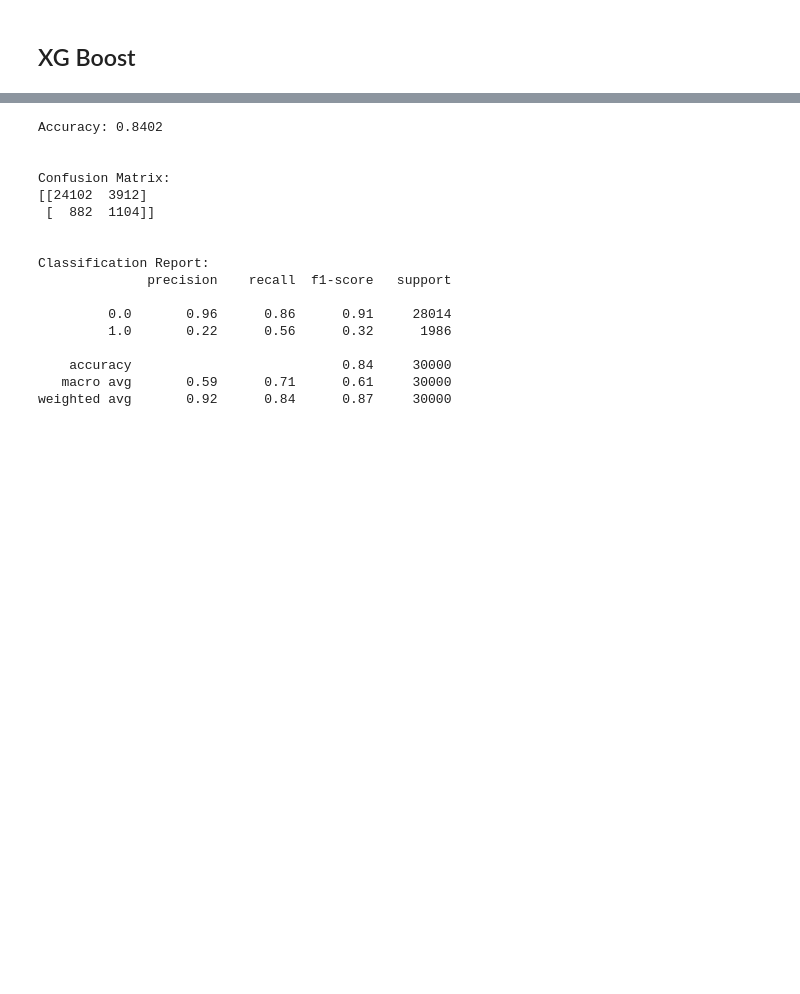
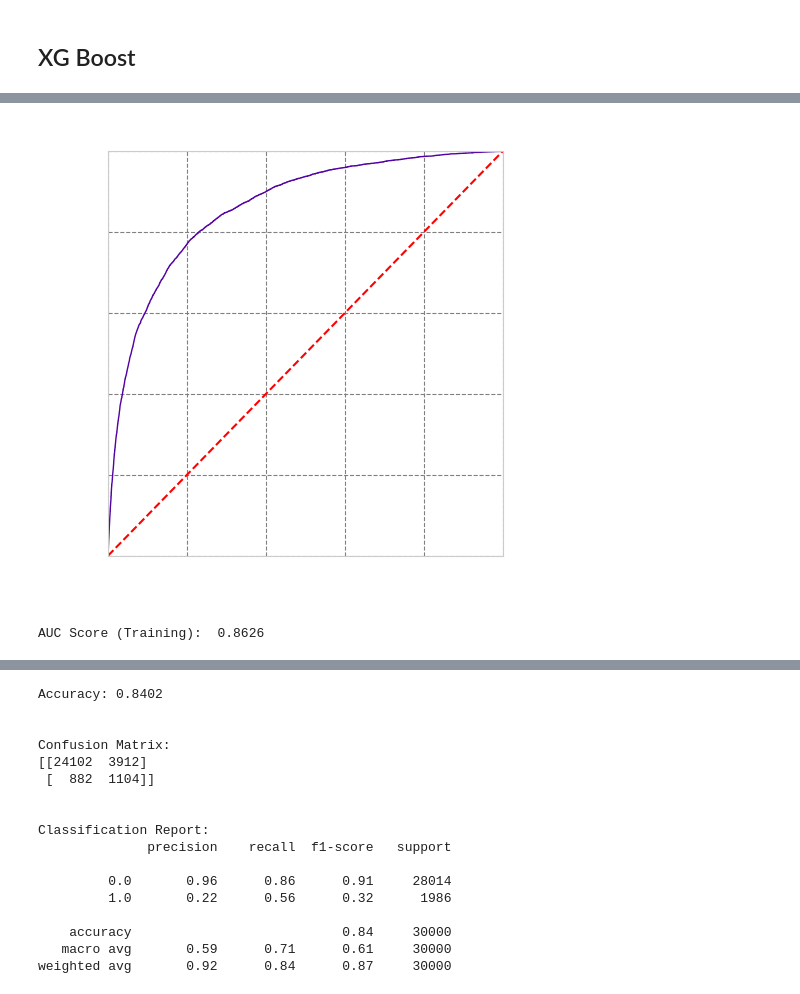
Before and after one commit to Saba-a11/Kaggle_Credit_Score, a Jupyter notebook: CreditModel.ipynb, the cells around one changed output, grey strips where cells are left out. Saved outputs shown, nothing was run; the diff lists cells and outputs as text; code cells hidden in the pictures; blank space fills up the shorter version.

```diff
--- a/CreditModel.ipynb
+++ b/CreditModel.ipynb
@@ -1068,0 +1098,25 @@ plot_feature_importances(clf)
+# %%
+from imblearn.ensemble import BalancedRandomForestClassifier
+from sklearn.metrics import roc_curve, auc, roc_auc_score, precision_score, recall_score, f1_score, average_precision_score
+import matplotlib.pyplot as plt
+
+# Assuming X_train_scaled and y_train are defined
+
+# Create Balanced Random Forest model
+brf = BalancedRandomForestClassifier(n_estimators=150, random_state=123, max_depth=5)
+
+# Fit the model
+brf.fit(X_train_scaled, y_train)
+
+# Get prediction probabilities for training set
+brf_scores_prob_train = brf.predict_proba(X_train_scaled)
+brf_prob_train = brf_scores_prob_train[:, 1]
+
+# Calculate ROC curve for training set
+fpr_train, tpr_train, _ = roc_curve(y_train, brf_prob_train)
+roc_auc_train = auc(fpr_train, tpr_train)
+plot_roc_curve(fpr_train, tpr_train)
+print('AUC Score (Training): ', round(roc_auc_train, 4))
+# %% [output]
+[figure, added]
+AUC Score (Training):  0.8626
```
Also changed, not shown: parts of 21 cells of this notebook.
